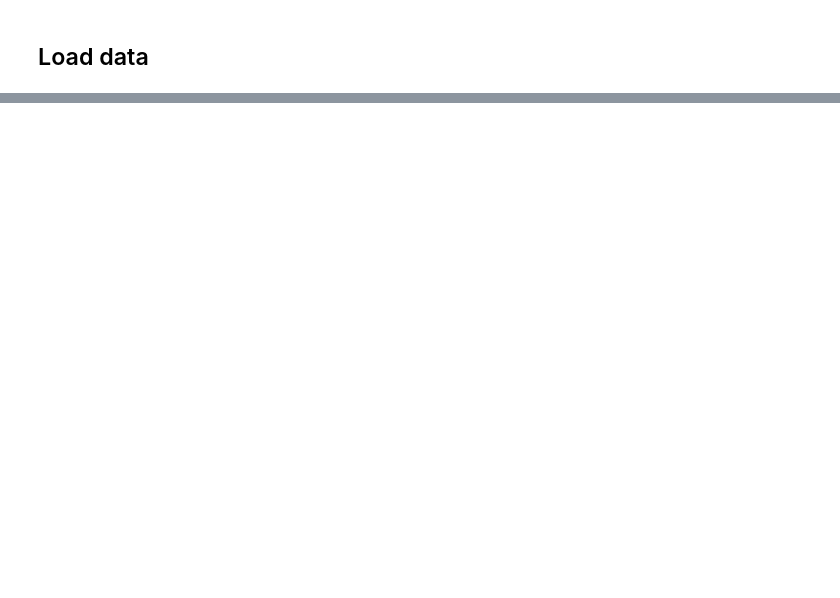
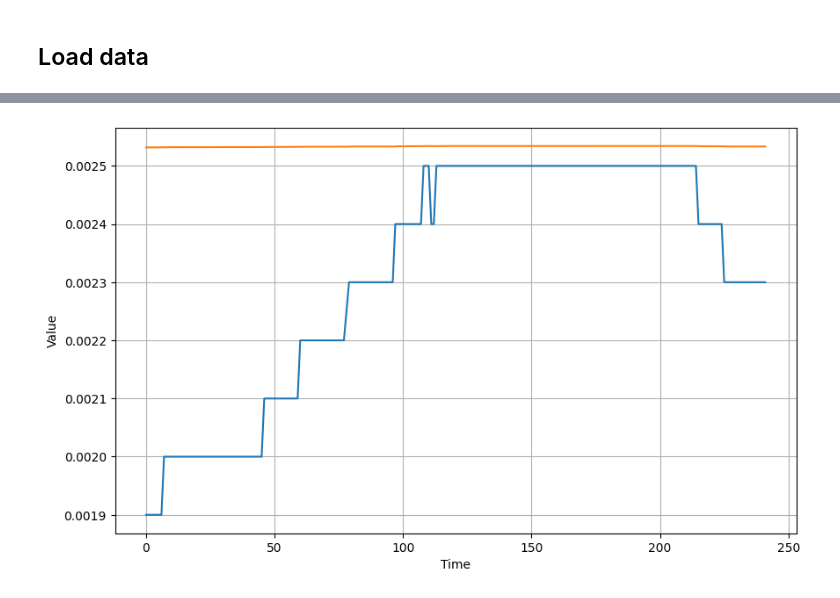
Before and after one commit to alvdef/spot_predictor, a Jupyter notebook: train.ipynb, the cells around one changed output, grey strips where cells are left out. Cells and saved outputs as stored; diff of their text form; code cells hidden in the pictures; blank space fills up the shorter version.

```diff
--- a/train.ipynb
+++ b/train.ipynb
@@ -119,0 +417,13 @@ print(general_df.head())
+# %%
+X_plot, y_plot = create_sequences(test_df[test_df["id_instance"] == 28368])
+plot_loader = create_data_loader(X_plot, y_plot, batch_size, shuffle=False)
+
+# Generate forecasts
+forecasts = forecast(model, plot_loader)
+
+# Reshape X_plot for plotting
+X_plot_reshaped = X_plot.reshape(X_plot.shape[0], -1)
+
+plot_series(range(len(y_plot)), (X_plot_reshaped[:, -1], forecasts))
+# %% [output]
+[figure, added]
```
Also changed, not shown: parts of 29 cells of this notebook, 9 other files.
